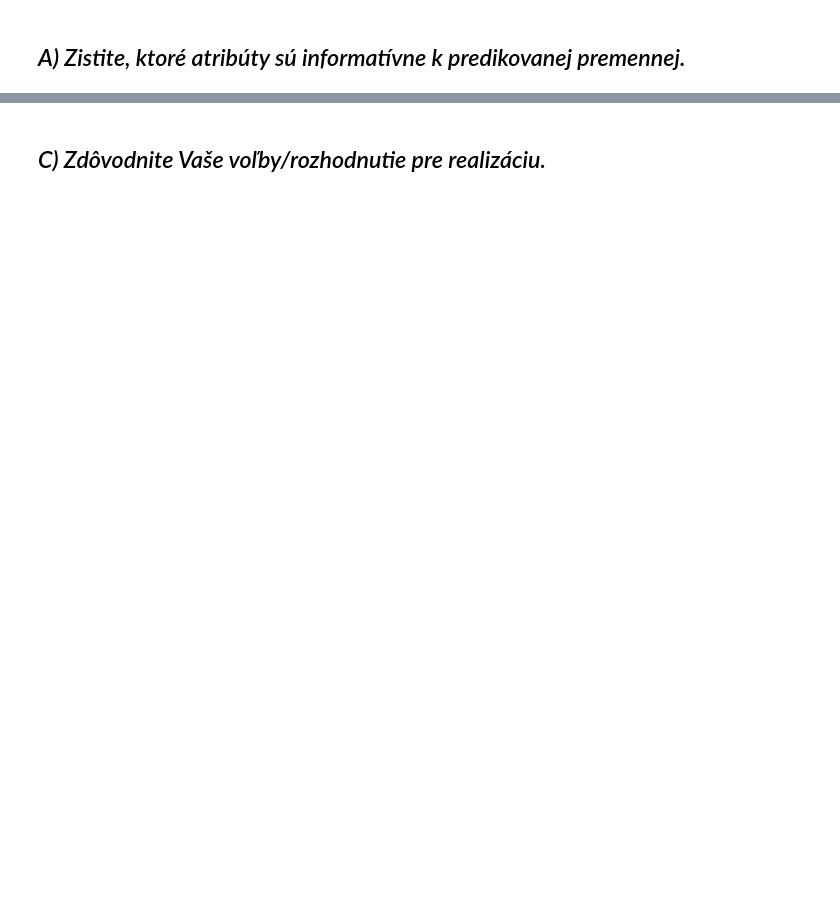
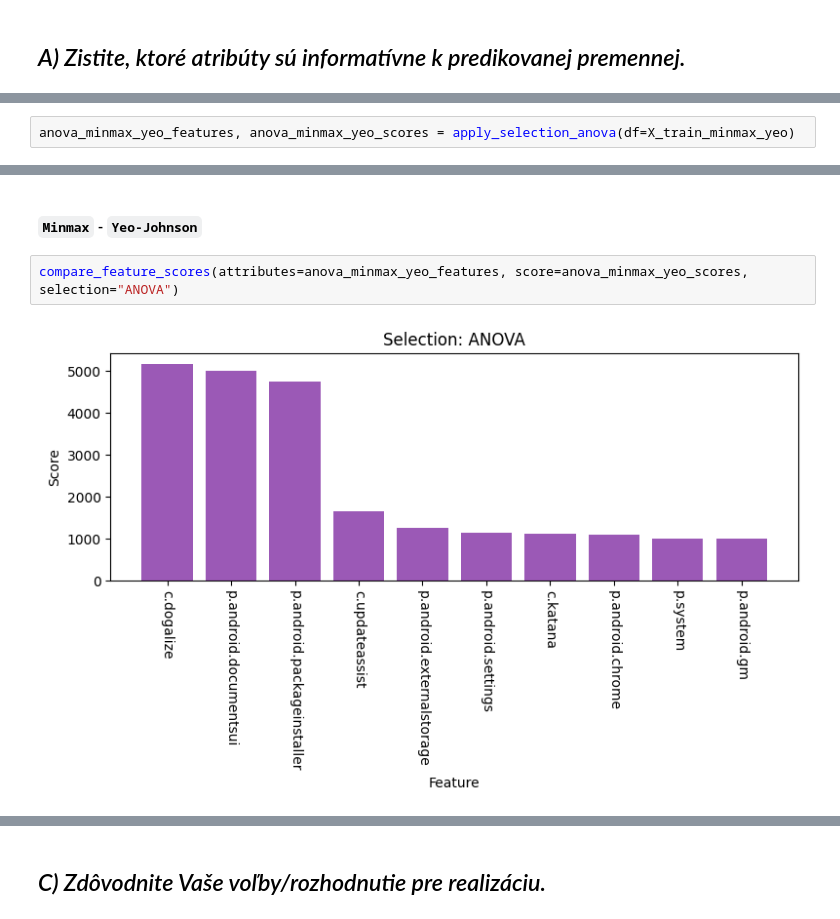
Before and after one commit to Mmathieus/IAU-project, a Jupyter notebook: zadanie2.ipynb, the cells around one changed output, grey strips where cells are left out. Drawn from its saved outputs; the diff is of its cells as text; blank space fills up the shorter version.

```diff
--- a/zadanie2.ipynb
+++ b/zadanie2.ipynb
@@ -498,0 +554,2 @@ array([1, 1, 1, 1, 1])
+# %%
+anova_minmax_yeo_features, anova_minmax_yeo_scores = apply_selection_anova(df=X_train_minmax_yeo)
@@ -498,0 +776,6 @@ array([1, 1, 1, 1, 1])
+# %% [markdown]
+#### `Minmax` - `Yeo-Johnson`
+# %%
+compare_feature_scores(attributes=anova_minmax_yeo_features, score=anova_minmax_yeo_scores, selection="ANOVA")
+# %% [output]
+[figure, added]
```
Also changed, not shown: parts of 103 cells of this notebook.
